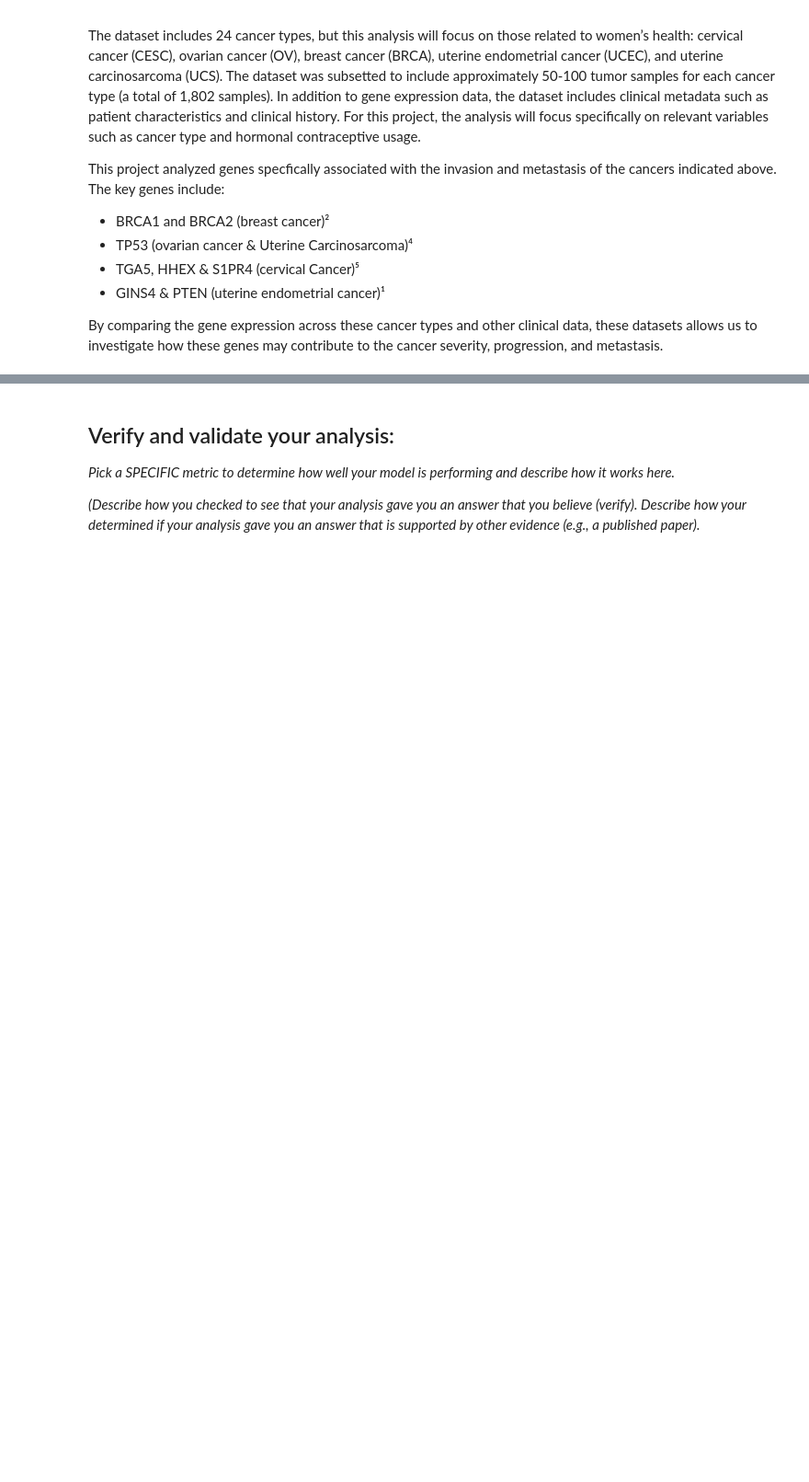
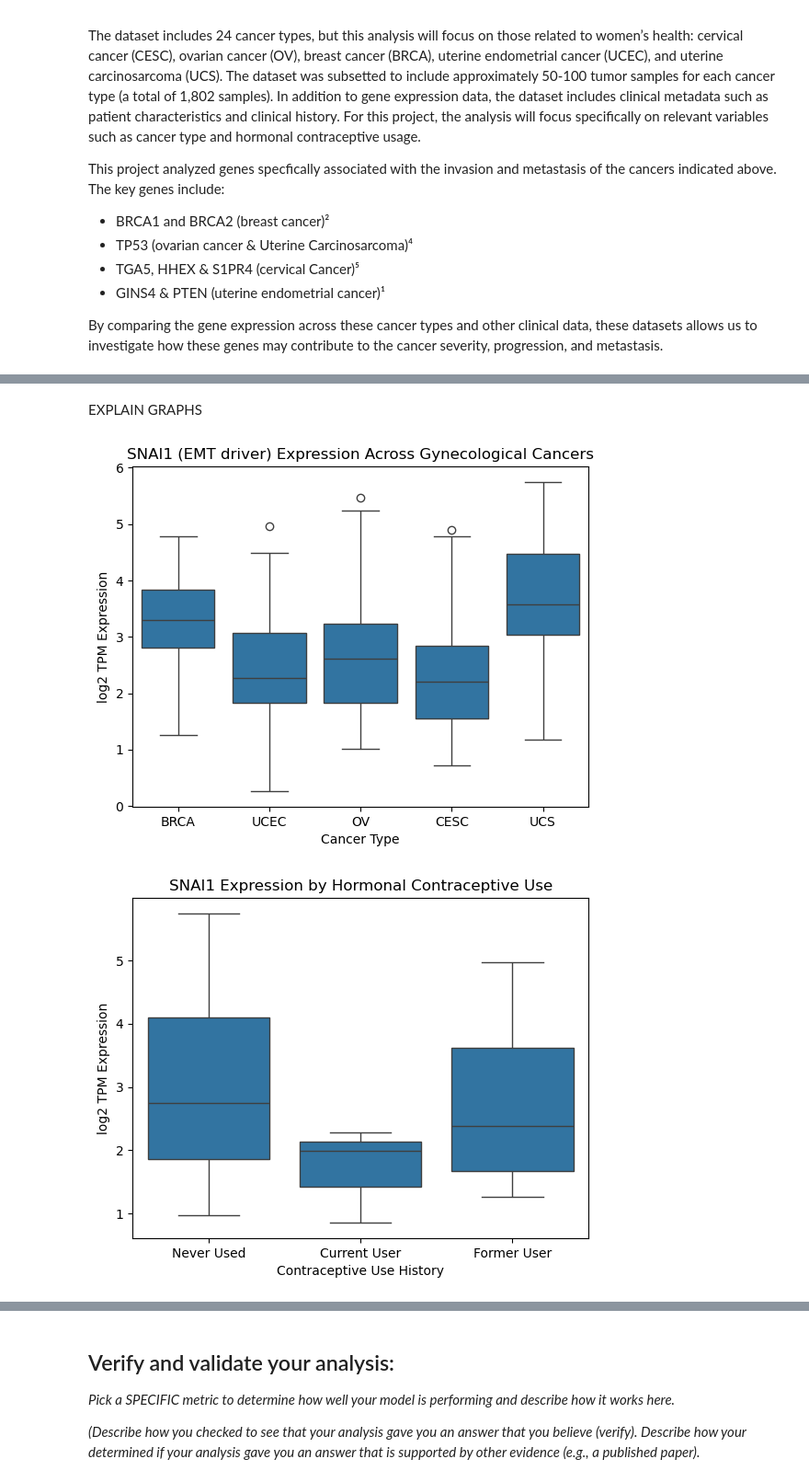
Before and after one commit to amelialuongo/Module-4-Cancer, a Jupyter notebook: code/Module 4 Template.ipynb, the cells around one changed output, grey strips where cells are left out. Shown at 92% size. Cells and saved outputs as stored; diff of their text form; code cells hidden in the pictures; blank space fills up the shorter version.

```diff
--- a/code/Module 4 Template.ipynb
+++ b/code/Module 4 Template.ipynb
@@ -62,0 +105,44 @@ The machine learning technique I am using is: *fill in and describe*
+# %% [markdown]
+EXPLAIN GRAPHS
+# %%
+# %%
+# Merging datasets
+
+# Merge the subsetted expression data with metadata for BRCA samples,
+# so rows are samples and columns include gene expression for EGFR and MYC and metadata
+cancer_metadata = metadata_df.loc[cancer_samples]
+cancer_merged = cancer_gene_data.T.merge(
+    cancer_metadata, left_index=True, right_index=True)
+
+# %%
+# Plotting - Gene expression across cancer types
+
+
+# Boxplot of a key metastasis gene across cancer types
+sns.boxplot(data=cancer_merged, x='cancer_type', y='SNAI1')
+plt.title('SNAI1 (EMT driver) Expression Across Gynecological Cancers')
+plt.xlabel('Cancer Type')
+plt.ylabel('log2 TPM Expression')
+plt.show()
+
+# Boxplot of key metastasis gene by contraceptive use
+# Filter out unknown to focus on samples with actual data
+known_hormone = cancer_merged[cancer_merged['history_hormonal_contraceptives_use'].isin(['Never Used', 'Former User', 'Current User'])]
+
+sns.boxplot(data=known_hormone, x='history_hormonal_contraceptives_use', y='SNAI1')
+plt.title('SNAI1 Expression by Hormonal Contraceptive Use')
+plt.xlabel('Contraceptive Use History')
+plt.ylabel('log2 TPM Expression')
+plt.show()
+
+# Boxplot comparing contraceptive use AND cancer type together
+sns.boxplot(data=known_hormone, x='cancer_type', y='SNAI1', hue='history_hormonal_contraceptives_use')
+plt.title('SNAI1 Expression by Cancer Type and Contraceptive Use')
+plt.xlabel('Cancer Type')
+plt.ylabel('log2 TPM Expression')
+plt.legend(title='Contraceptive Use', bbox_to_anchor=(1.01, 1), loc='upper left')
+plt.tight_layout()
+plt.show()
+# %% [output]
+[figure, added]
+[figure, added]
```
Also changed, not shown: parts of 10 cells of this notebook.
